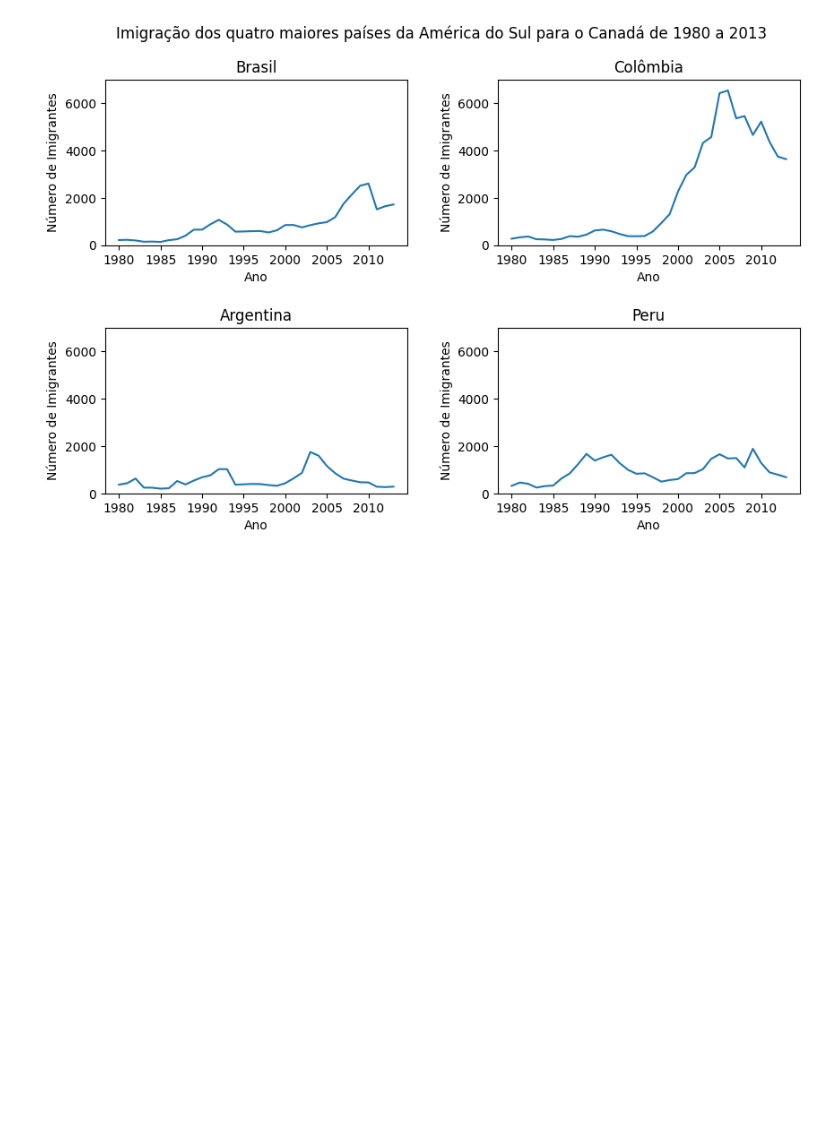
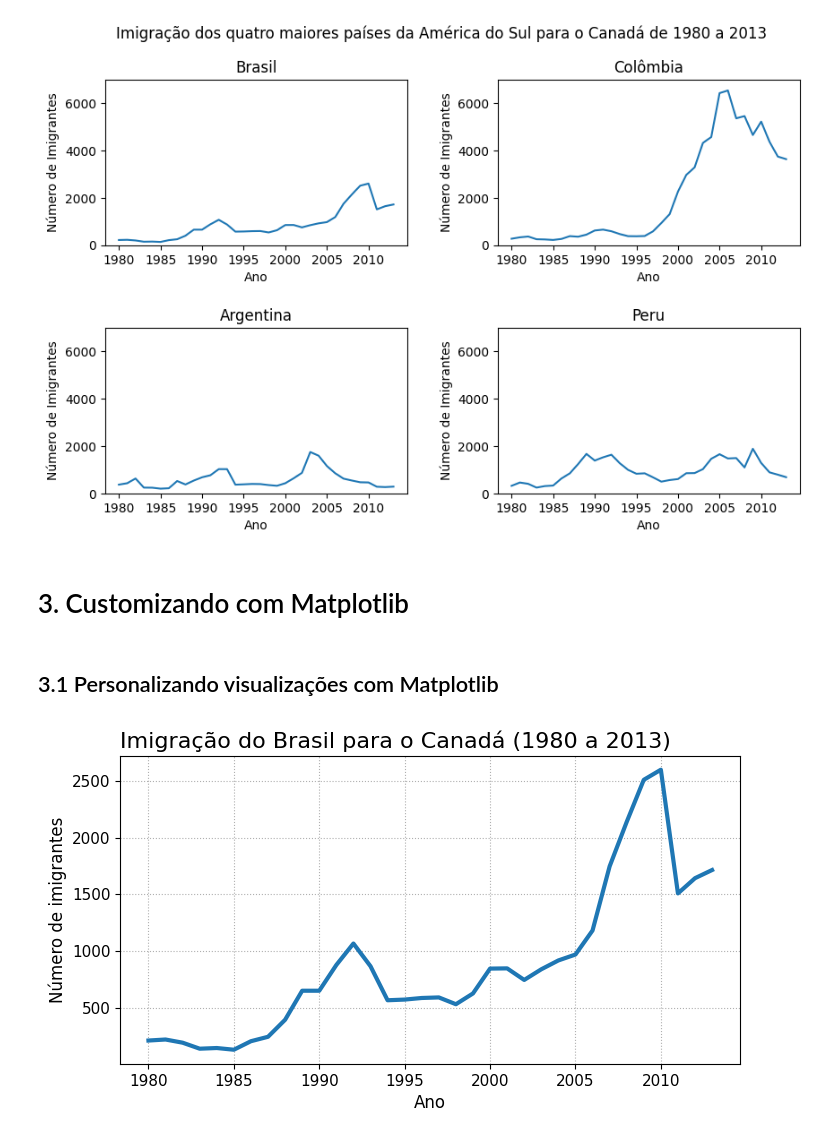
Before and after one commit to strawndri/python-ds-data-visualization-graficos-bibliotecas, a Jupyter notebook: Projeto_Python_Data_Science.ipynb, the cells around one changed output. Cells and saved outputs as stored; diff of their text form; code cells hidden in the pictures; blank space fills up the shorter version.

Commit message:
Aula 3: customizando com Matplotlib

```diff
--- a/Projeto_Python_Data_Science.ipynb
+++ b/Projeto_Python_Data_Science.ipynb
@@ -191,3 +191,20 @@ for ax in axs.ravel():
 plt.show()
 # %% [output]
 [figure]
+# %% [markdown]
+# 3. Customizando com Matplotlib
+# %% [markdown]
+## 3.1 Personalizando visualizações com Matplotlib
+# %%
+fig, ax = plt.subplots(figsize=(8, 4))
+ax.plot(dados_brasil['ano'], dados_brasil['imigrantes'], lw=3)
+ax.set_title('Imigração do Brasil para o Canadá (1980 a 2013)', fontsize=16, loc='left')
+ax.set_xlabel('Ano', fontsize=12)
+ax.set_ylabel('Número de imigrantes', fontsize=12)
+ax.xaxis.set_tick_params(labelsize=11)
+ax.yaxis.set_tick_params(labelsize=11)
+ax.xaxis.set_major_locator(plt.MultipleLocator(5))
+plt.grid(linestyle=':')
+plt.show()
+# %% [output]
+[figure, added]
```
Also changed, not shown: parts of 13 cells of this notebook.
